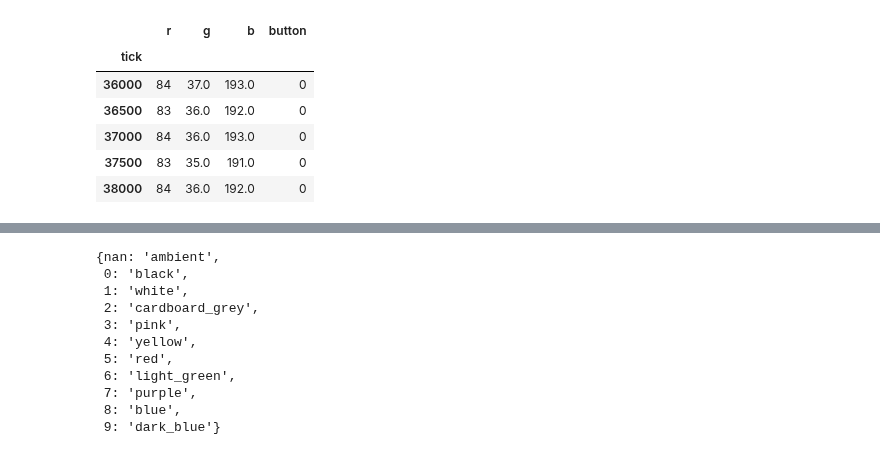
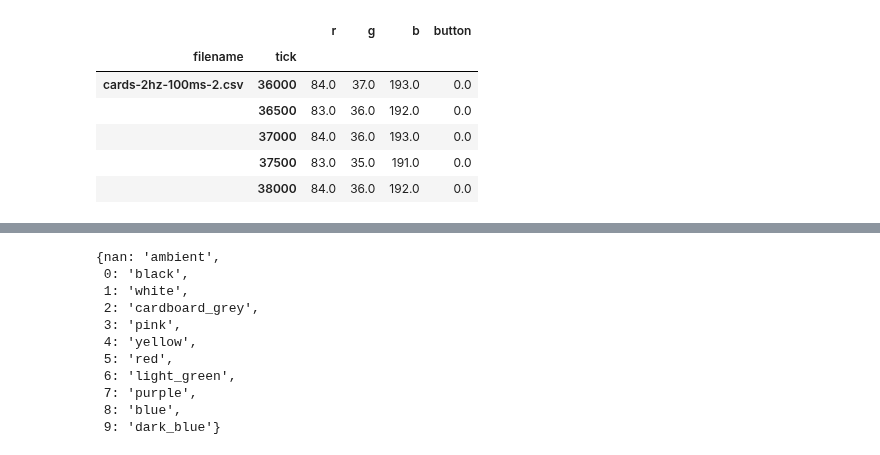
Before and after one commit to jonnor/embeddedml, a Jupyter notebook: emlearn/colordetector/Explore.ipynb, the cells around one changed output, grey strips where cells are left out. Drawn from its saved outputs; the diff is of its cells as text; code cells hidden in the pictures.

```diff
--- a/emlearn/colordetector/Explore.ipynb
+++ b/emlearn/colordetector/Explore.ipynb
@@ -18,39 +18,51 @@ def load_data_stream(path):
     return df
 
 def extract_sensor_data(events, marker='val'):
     df = events[events.event == marker]
     df = df.rename(columns={0: 'r', 1: 'g', 2: 'b'})
     df = df[['tick', 'r', 'g', 'b']]
     df = df.set_index('tick')
 
     return df
 
 def extract_button_data(events, marker='button'):
     df = events[events.event == marker]
     df = df.rename(columns={0: 'state'})
     df = df[['tick', 'state']]
     df = df.set_index('tick')
     return df
 
 def load_color_detector_data(path):
     events = load_data_stream(path)
 
     sensor_data = extract_sensor_data(events)
     button_data = extract_button_data(events).rename(columns={'state': 'button'})
 
     # tick values are actually shared, can be merged easily into one time-series
     combined = pandas.merge(sensor_data, button_data, right_index=True, left_index=True)
 
     return combined
 
-path = './data/cards-2hz-100ms-2.csv'
-data = load_color_detector_data(path)
+def load_data(path):
+    import glob, os
+    dfs = []
+    for match in glob.glob(path):
+        df = load_color_detector_data(match)
+        df['filename'] = os.path.basename(match)
+        df = df.reset_index().set_index(['filename', 'tick'])
+        dfs.append(df)
+
+    df = pandas.concat(dfs)
+    return df
+
+path = './data/cards-2hz-100ms-*.csv'
+data = load_data(path)
 data.head()
 # %% [output]
-|  | r | g | b | button |
-| tick |  |  |  |  |
-| 36000 | 84 | 37.0 | 193.0 | 0 |
-| 36500 | 83 | 36.0 | 192.0 | 0 |
-| 37000 | 84 | 36.0 | 193.0 | 0 |
-| 37500 | 83 | 35.0 | 191.0 | 0 |
-| 38000 | 84 | 36.0 | 192.0 | 0 |
+|  |  | r | g | b | button |
+| filename | tick |  |  |  |  |
+| cards-2hz-100ms-2.csv | 36000 | 84.0 | 37.0 | 193.0 | 0.0 |
+|  | 36500 | 83.0 | 36.0 | 192.0 | 0.0 |
+|  | 37000 | 84.0 | 36.0 | 193.0 | 0.0 |
+|  | 37500 | 83.0 | 35.0 | 191.0 | 0.0 |
+|  | 38000 | 84.0 | 36.0 | 192.0 | 0.0 |
```
Also changed, not shown: parts of 6 cells of this notebook, 3 other files.
